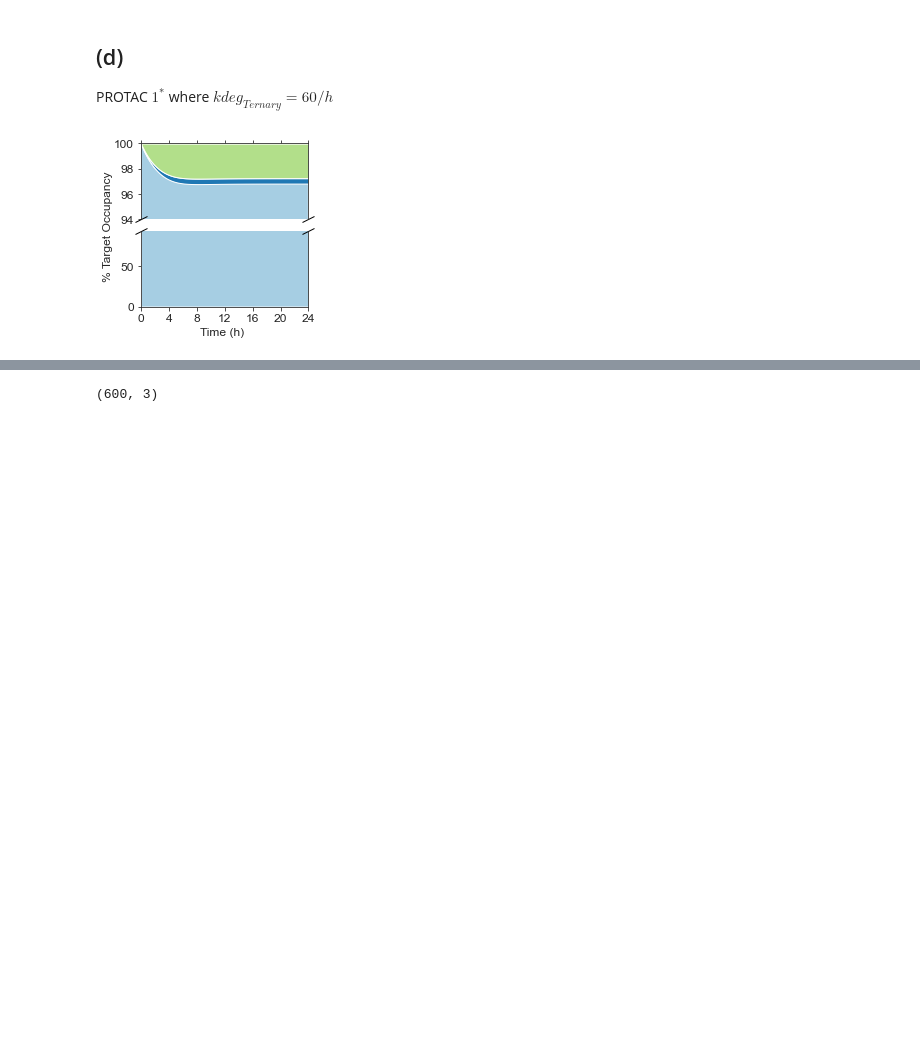
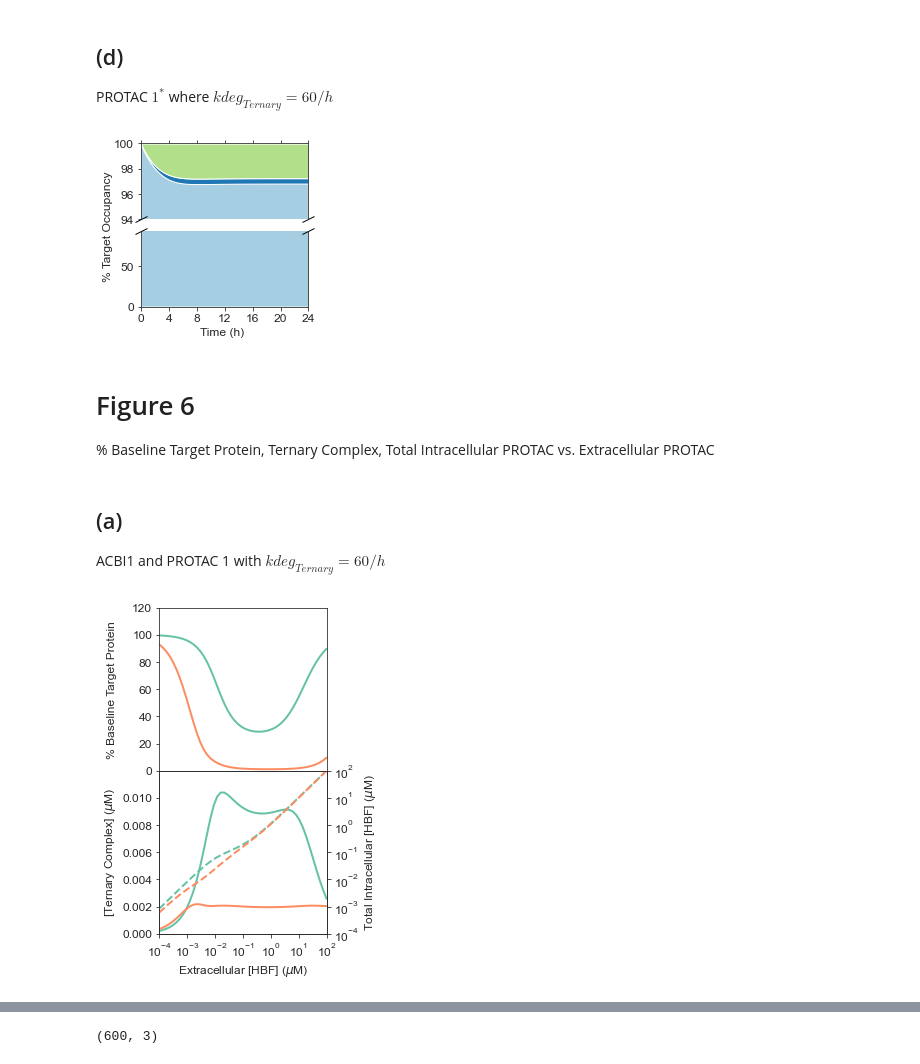
Before and after one commit to stxinsite/kinetic-degradation, a Jupyter notebook: make_figures.ipynb, the cells around one changed output, grey strips where cells are left out. Cells and saved outputs as stored; diff of their text form; code cells hidden in the pictures; blank space fills up the shorter version.

Commit message:
make all figures

```diff
--- a/sandbox.ipynb
+++ b/make_figures.ipynb
@@ -72,7 +73,7 @@ plt.savefig(
 legend_fig = plt.figure("Legend", figsize=(1.5,3))
 
 labels[0] = 'HBF'
-labels[4] = r'$kdeg_{Ternary}$'
+labels[4] = r'$k_{deg,Ternary}$'
 for i in range(5, len(labels)):
     labels[i] = f'{labels[i]}/h'
 
@@ -292,3 +293,6 @@ result_d = (
 make_species_stackplot(result_d, "./plots/species_vs_time_protac1_star_kdeg_ternary=60_bpd_ec=0.001_t=24.eps")
 # %% [output]
 [figure]
+# %% [markdown]
+# Figure 6
+% Baseline Target Protein, Ternary Complex, Total Intracellular PROTAC vs. Extracellular PROTAC
@@ -294,0 +412,12 @@ make_species_stackplot(result_d, "./plots/species_vs_time_protac1_star_kdeg_tern
+# %% [markdown]
+## (a)
+ACBI1 and PROTAC 1 with $kdeg_{Ternary} = 60/h$
+# %%
+v_ic = 5.24e-13
+
+result_a = pd.read_csv("./saved_objects/deg_ternary_protac_vs_protac_high_kdeg_ternary_t=6.csv")
+
+make_deg_ternary_protac_plot(
+    result_a, v_ic, "deg_ternary_protac_vs_protac_high_kdeg_ternary_t=6.eps")
+# %% [output]
+[figure, added]
```
Also changed, not shown: parts of 18 cells of this notebook.
